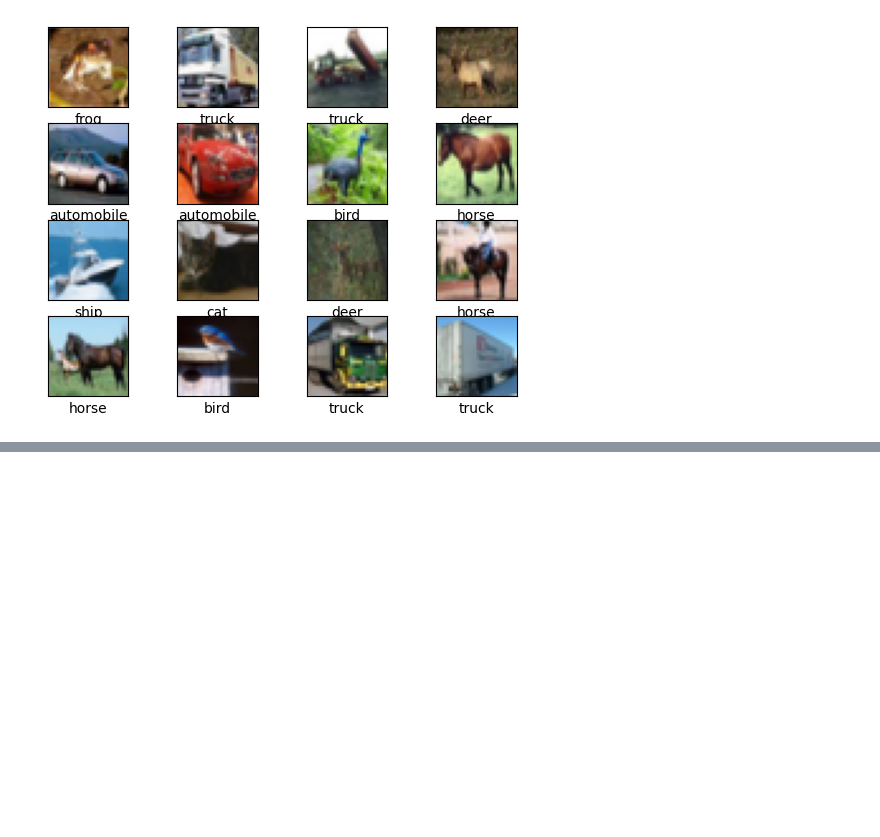
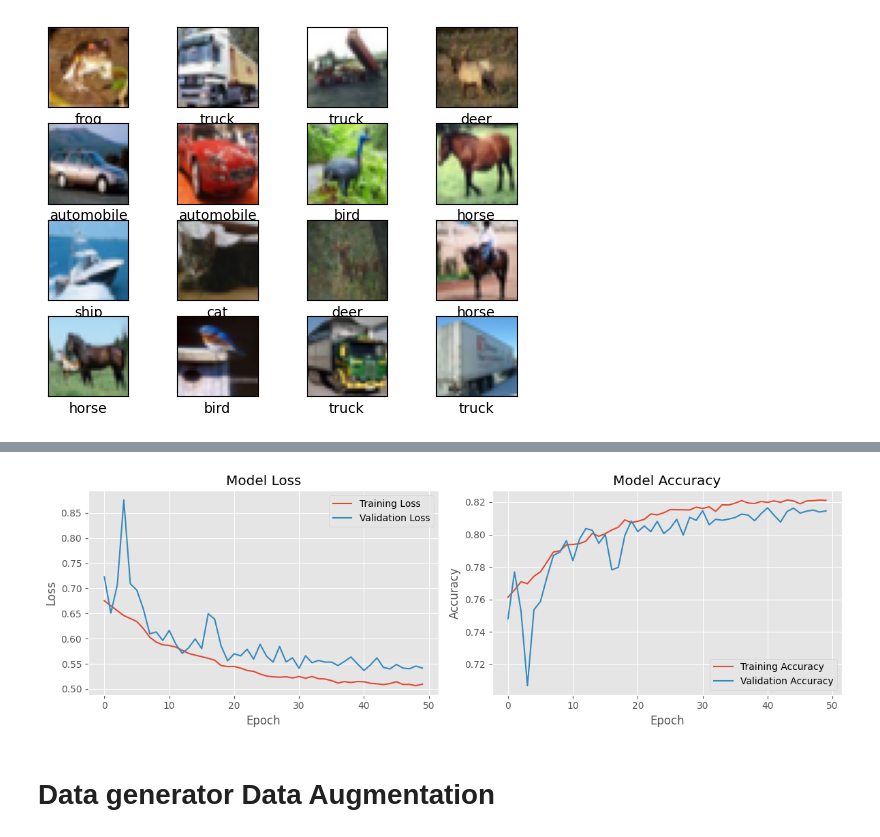
Before and after one commit to zabeeh95/BenchmarkDatasets, a Jupyter notebook: CIFAR10.ipynb, the cells around one changed output, grey strips where cells are left out. Drawn from its saved outputs; the diff is of its cells as text; code cells hidden in the pictures; blank space fills up the shorter version.

```diff
--- a/CIFAR10.ipynb
+++ b/CIFAR10.ipynb
@@ -155,0 +112,16 @@ plt.savefig(r"data\CIFAR10\plot_CIFAR10.png")
+# %%
+from tensorflow.keras.optimizers import SGD
+from tensorflow.keras.callbacks import EarlyStopping, ReduceLROnPlateau, ModelCheckpoint
+
+# lr_schedule = CosineDecay(initial_learning_rate=0.001, decay_steps=1000, alpha=0.0001)  # aplha Minimum LR
+# optimizer = Adam(learning_rate=lr_schedule)
+model.compile(loss="sparse_categorical_crossentropy", optimizer=SGD(learning_rate=0.01), metrics=["accuracy"])
+
+callbacks = [
+    EarlyStopping(monitor='val_loss', patience=10, restore_best_weights=True, verbose=1),
+    ReduceLROnPlateau(monitor='val_loss', patience=5, factor=0.5, min_lr=1e-6, verbose=1),
+    ModelCheckpoint('CIFAR10.keras', monitor='val_accuracy', save_best_only=True, verbose=1)
+]
+
+
+history = model.fit(trainX, trainY, validation_data=(testX, testY), epochs=50, batch_size=128, callbacks=callbacks,verbose=1)
@@ -155,0 +147,25 @@ plt.savefig(r"data\CIFAR10\plot_CIFAR10.png")
+# %%
+model.evaluate(testX,testY)
+
+import matplotlib.pyplot as plt
+
+plt.figure(figsize=(12, 4))
+plt.subplot(1, 2, 1)
+plt.plot(history.history['loss'], label='Training Loss')
+plt.plot(history.history['val_loss'], label='Validation Loss')
+plt.title('Model Loss')
+plt.xlabel('Epoch')
+plt.ylabel('Loss')
+plt.legend()
+
+plt.subplot(1, 2, 2)
+plt.plot(history.history['accuracy'], label='Training Accuracy')
+plt.plot(history.history['val_accuracy'], label='Validation Accuracy')
+plt.title('Model Accuracy')
+plt.xlabel('Epoch')
+plt.ylabel('Accuracy')
+plt.legend()
+
+plt.tight_layout()
+plt.show()
+# %% [output]
@@ -155,0 +173,3 @@ plt.savefig(r"data\CIFAR10\plot_CIFAR10.png")
+[figure, added]
+# %% [markdown]
+# Data generator  Data Augmentation
```
Also changed, not shown: parts of 11 cells of this notebook, 4 other files.
